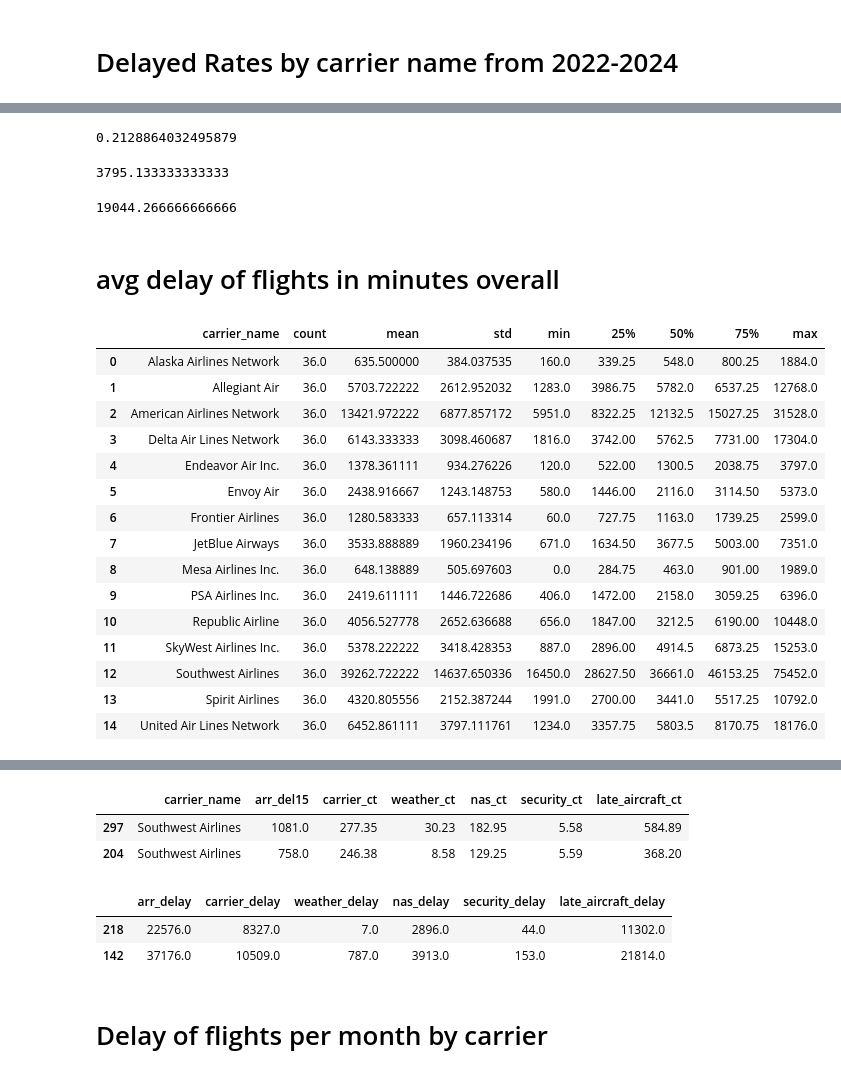
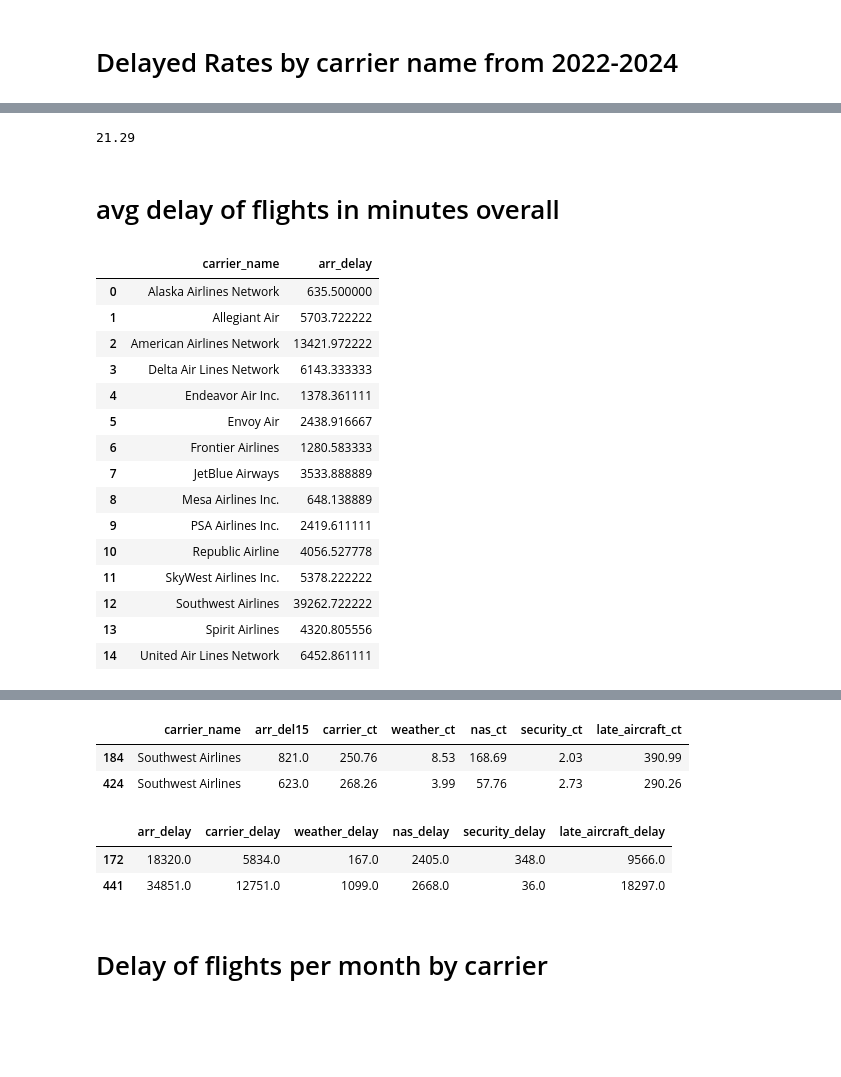
Before and after one commit to jaimreyes/bna-airline-delay-patterns, a Jupyter notebook: airline-delay.ipynb, the cells around one changed output, grey strips where cells are left out. Drawn from its saved outputs; the diff is of its cells as text; code cells hidden in the pictures; blank space fills up the shorter version.

```diff
--- a/airline-delay.ipynb
+++ b/airline-delay.ipynb
@@ -4,7 +4,7 @@ import geopandas as gpd
 import matplotlib.pyplot as plt
 import numpy as np
 # %%
-delay_df = pd.read_csv("D:/Jai - NSS/capstone/bna-delay-cause/Airline_Delay_Cause.csv")
+delay_df = pd.read_csv("D:/Jai - NSS/bna-airline-delay-patterns/bna-delay-cause/Airline_Delay_Cause.csv")
 delay_df.info()
 # %% [output]
 <class 'pandas.core.frame.DataFrame'>
@@ -156,37 +145,29 @@ carrier_performance_agg[carrier_performance_agg['delayed_rates_percent'] > 21.29
 # %%
-carrier_performance_agg['delayed_rates'].mean()
+carrier_performance_agg['Flights Delayed Overall (%)'].mean()
 # %% [output]
-0.2128864032495879
+21.29
-# %%
-carrier_performance_agg['delayedflights'].mean()
-# %% [output]
-3795.133333333333
-# %%
-carrier_performance_agg['totalflights'].mean()
-# %% [output]
-19044.266666666666
 # %% [markdown]
 # avg delay of flights in minutes overall
 # %%
-avg_delay_grouped = delay_df.groupby('carrier_name')['arr_delay'].describe().reset_index()
+avg_delay_grouped = delay_df.groupby('carrier_name')['arr_delay'].mean().reset_index()
 avg_delay_grouped
 # %% [output]
-|  | carrier_name | count | mean | std | min | 25% | 50% | 75% | max |
-| 0 | Alaska Airlines Network | 36.0 | 635.500000 | 384.037535 | 160.0 | 339.25 | 548.0 | 800.25 | 1884.0 |
-| 1 | Allegiant Air | 36.0 | 5703.722222 | 2612.952032 | 1283.0 | 3986.75 | 5782.0 | 6537.25 | 12768.0 |
-| 2 | American Airlines Network | 36.0 | 13421.972222 | 6877.857172 | 5951.0 | 8322.25 | 12132.5 | 15027.25 | 31528.0 |
-| 3 | Delta Air Lines Network | 36.0 | 6143.333333 | 3098.460687 | 1816.0 | 3742.00 | 5762.5 | 7731.00 | 17304.0 |
-| 4 | Endeavor Air Inc. | 36.0 | 1378.361111 | 934.276226 | 120.0 | 522.00 | 1300.5 | 2038.75 | 3797.0 |
-| 5 | Envoy Air | 36.0 | 2438.916667 | 1243.148753 | 580.0 | 1446.00 | 2116.0 | 3114.50 | 5373.0 |
-| 6 | Frontier Airlines | 36.0 | 1280.583333 | 657.113314 | 60.0 | 727.75 | 1163.0 | 1739.25 | 2599.0 |
-| 7 | JetBlue Airways | 36.0 | 3533.888889 | 1960.234196 | 671.0 | 1634.50 | 3677.5 | 5003.00 | 7351.0 |
-| 8 | Mesa Airlines Inc. | 36.0 | 648.138889 | 505.697603 | 0.0 | 284.75 | 463.0 | 901.00 | 1989.0 |
-| 9 | PSA Airlines Inc. | 36.0 | 2419.611111 | 1446.722686 | 406.0 | 1472.00 | 2158.0 | 3059.25 | 6396.0 |
-| 10 | Republic Airline | 36.0 | 4056.527778 | 2652.636688 | 656.0 | 1847.00 | 3212.5 | 6190.00 | 10448.0 |
-| 11 | SkyWest Airlines Inc. | 36.0 | 5378.222222 | 3418.428353 | 887.0 | 2896.00 | 4914.5 | 6873.25 | 15253.0 |
-| 12 | Southwest Airlines | 36.0 | 39262.722222 | 14637.650336 | 16450.0 | 28627.50 | 36661.0 | 46153.25 | 75452.0 |
-| 13 | Spirit Airlines | 36.0 | 4320.805556 | 2152.387244 | 1991.0 | 2700.00 | 3441.0 | 5517.25 | 10792.0 |
-| 14 | United Air Lines Network | 36.0 | 6452.861111 | 3797.111761 | 1234.0 | 3357.75 | 5803.5 | 8170.75 | 18176.0 |
+|  | carrier_name | arr_delay |
+| 0 | Alaska Airlines Network | 635.500000 |
+| 1 | Allegiant Air | 5703.722222 |
+| 2 | American Airlines Network | 13421.972222 |
+| 3 | Delta Air Lines Network | 6143.333333 |
+| 4 | Endeavor Air Inc. | 1378.361111 |
+| 5 | Envoy Air | 2438.916667 |
+| 6 | Frontier Airlines | 1280.583333 |
+| 7 | JetBlue Airways | 3533.888889 |
+| 8 | Mesa Airlines Inc. | 648.138889 |
+| 9 | PSA Airlines Inc. | 2419.611111 |
+| 10 | Republic Airline | 4056.527778 |
+| 11 | SkyWest Airlines Inc. | 5378.222222 |
+| 12 | Southwest Airlines | 39262.722222 |
+| 13 | Spirit Airlines | 4320.805556 |
+| 14 | United Air Lines Network | 6452.861111 |
 # %%
 delay_df[delay_df['arr_delay'] >= 75452].head(2)
 ## arr_del15 = weather_ct + nas_ct + security_ct + late_aircraft_ct + arr_cancelled + arr_diverted
@@ -201,15 +182,15 @@ southwest_df[['carrier_name','arr_del15','carrier_ct','weather_ct','nas_ct','sec
 ## the arrival_del15 is total count of flight delays by carrier,weather,nas,security, and just late
 # %% [output]
 |  | carrier_name | arr_del15 | carrier_ct | weather_ct | nas_ct | security_ct | late_aircraft_ct |
-| 297 | Southwest Airlines | 1081.0 | 277.35 | 30.23 | 182.95 | 5.58 | 584.89 |
-| 204 | Southwest Airlines | 758.0 | 246.38 | 8.58 | 129.25 | 5.59 | 368.20 |
+| 184 | Southwest Airlines | 821.0 | 250.76 | 8.53 | 168.69 | 2.03 | 390.99 |
+| 424 | Southwest Airlines | 623.0 | 268.26 | 3.99 | 57.76 | 2.73 | 290.26 |
 # %%
 southwest_df[['arr_delay','carrier_delay','weather_delay','nas_delay','security_delay','late_aircraft_delay']].sample(2)
 ##the arr_del is total count of flight delays by carrier,weather,nas,security, and just late by minutes per month.
 # %% [output]
 |  | arr_delay | carrier_delay | weather_delay | nas_delay | security_delay | late_aircraft_delay |
-| 218 | 22576.0 | 8327.0 | 7.0 | 2896.0 | 44.0 | 11302.0 |
-| 142 | 37176.0 | 10509.0 | 787.0 | 3913.0 | 153.0 | 21814.0 |
+| 172 | 18320.0 | 5834.0 | 167.0 | 2405.0 | 348.0 | 9566.0 |
+| 441 | 34851.0 | 12751.0 | 1099.0 | 2668.0 | 36.0 | 18297.0 |
 # %% [markdown]
 # Delay of flights per month by carrier
 # %%
```
Also changed, not shown: parts of 32 cells of this notebook.
